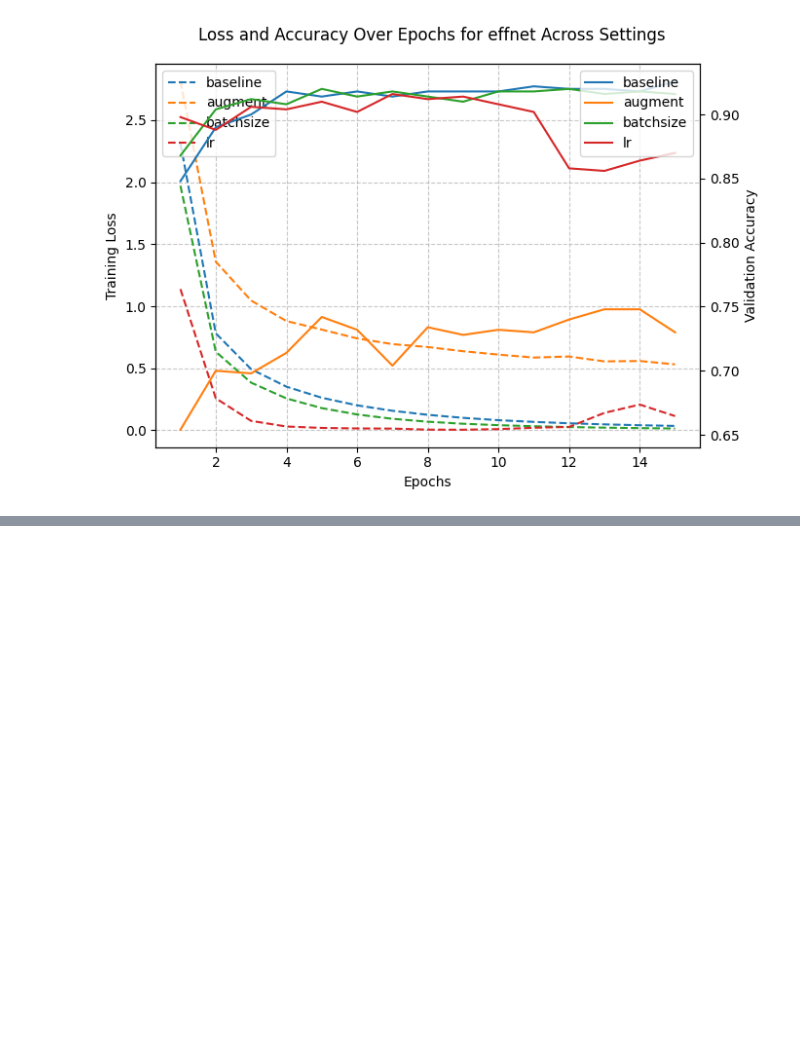
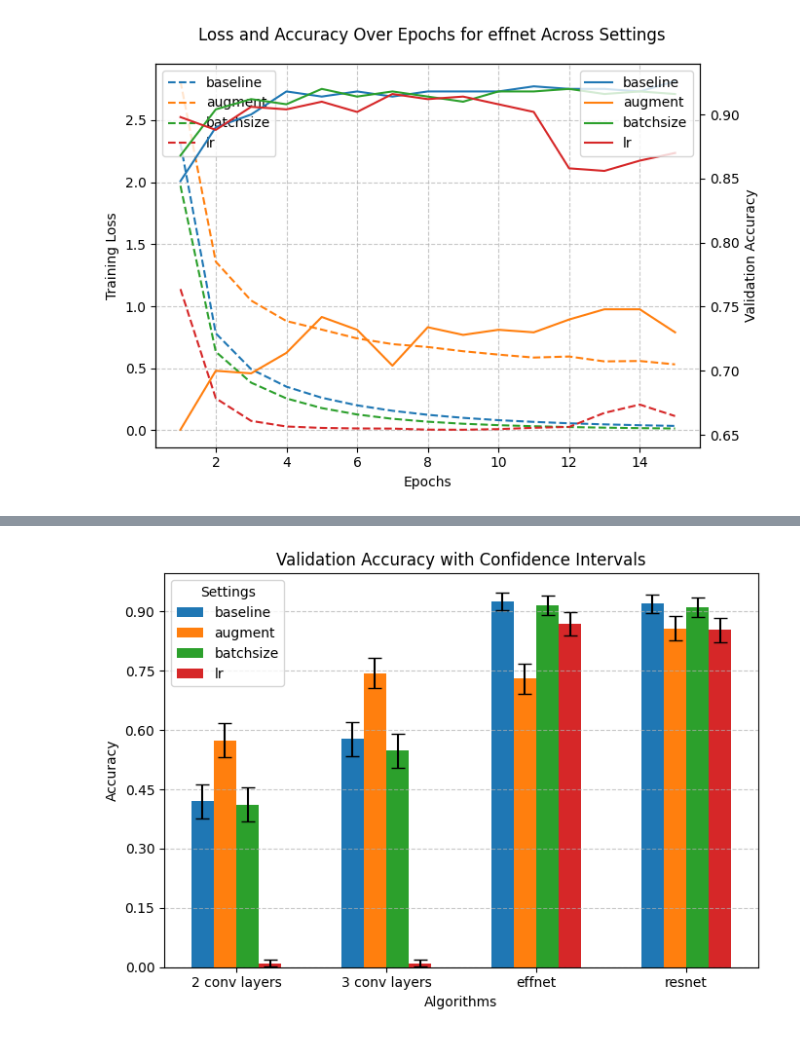
Before and after one commit to miles-xi/A-Comparative-Analysis-of-Image-Classification-Algorithms, a Jupyter notebook: analyses.ipynb, the cells around one changed output, grey strips where cells are left out. Drawn from its saved outputs; the diff is of its cells as text; code cells hidden in the pictures; blank space fills up the shorter version.

```diff
--- a/analyses.ipynb
+++ b/analyses.ipynb
@@ -280,0 +334,73 @@ plot_metrics_line_graph("effnet")
+# %%
+import numpy as np
+import matplotlib.pyplot as plt
+
+# Data
+metrics = {
+    'Validation Accuracy': {
+        '2 conv layers': {'baseline': 0.42, 'augment': 0.574, 'batchsize': 0.412, 'lr': 0.01},
+        '3 conv layers': {'baseline': 0.578, 'augment': 0.744, 'batchsize': 0.548, 'lr': 0.01},
+        'effnet': {'baseline': 0.926, 'augment': 0.73, 'batchsize': 0.916, 'lr': 0.87},
+        'resnet': {'baseline': 0.92, 'augment': 0.858, 'batchsize': 0.912, 'lr': 0.854},
+
+    }
+}
+
+n = 500  # Number of samples
+critval = 1.96  # Critical value for 95% confidence interval
+
+# Prepare data
+models = list(metrics['Validation Accuracy'].keys())
+settings = list(next(iter(metrics['Validation Accuracy'].values())).keys())
+
+# Initialize storage
+accuracy_values = []
+ci_errors = []
+
+# Calculate means and errors
+for model_name, accu_dict in metrics['Validation Accuracy'].items():
+    acc_values = []
+    errors = []
+    for setting, accu in accu_dict.items():
+        SE = np.sqrt((accu * (1 - accu)) / n)  # Standard error
+        ci = [accu - critval * SE, accu + critval * SE]
+        acc_values.append(accu)
+        errors.append((ci[1] - ci[0]) / 2)  # Half-width for error bars
+    accuracy_values.append(acc_values)
+    ci_errors.append(errors)
+
+accuracy_values = np.array(accuracy_values)
+ci_errors = np.array(ci_errors)
+
+# Plotting
+x = np.arange(len(models))
+bar_width = 0.15
+
+fig, ax = plt.subplots(figsize=(7, 5))
+
+for i, setting in enumerate(settings):
+    ax.bar(
+        x + i * bar_width,
+        accuracy_values[:, i],
+        width=bar_width,
+        label=setting,
+        yerr=ci_errors[:, i],  # Add error bars
+        capsize=5  # Add caps to error bars
+    )
+
+from matplotlib.ticker import MultipleLocator  # Import for dense grid lines
+ax.yaxis.set_major_locator(MultipleLocator(0.15))  # Adjust the step size for grid lines
+
+# Labels and formatting
+ax.set_title("Validation Accuracy with Confidence Intervals")
+ax.set_xlabel("Algorithms")
+ax.set_ylabel("Accuracy")
+ax.set_xticks(x + bar_width * (len(settings) - 1) / 2)
+ax.set_xticklabels(models)
+ax.legend(title="Settings")
+ax.grid(axis="y", linestyle="--", alpha=0.7)
+
+plt.tight_layout()
+plt.show()
+# %% [output]
+[figure, added]
```
Also changed, not shown: parts of 7 cells of this notebook.
